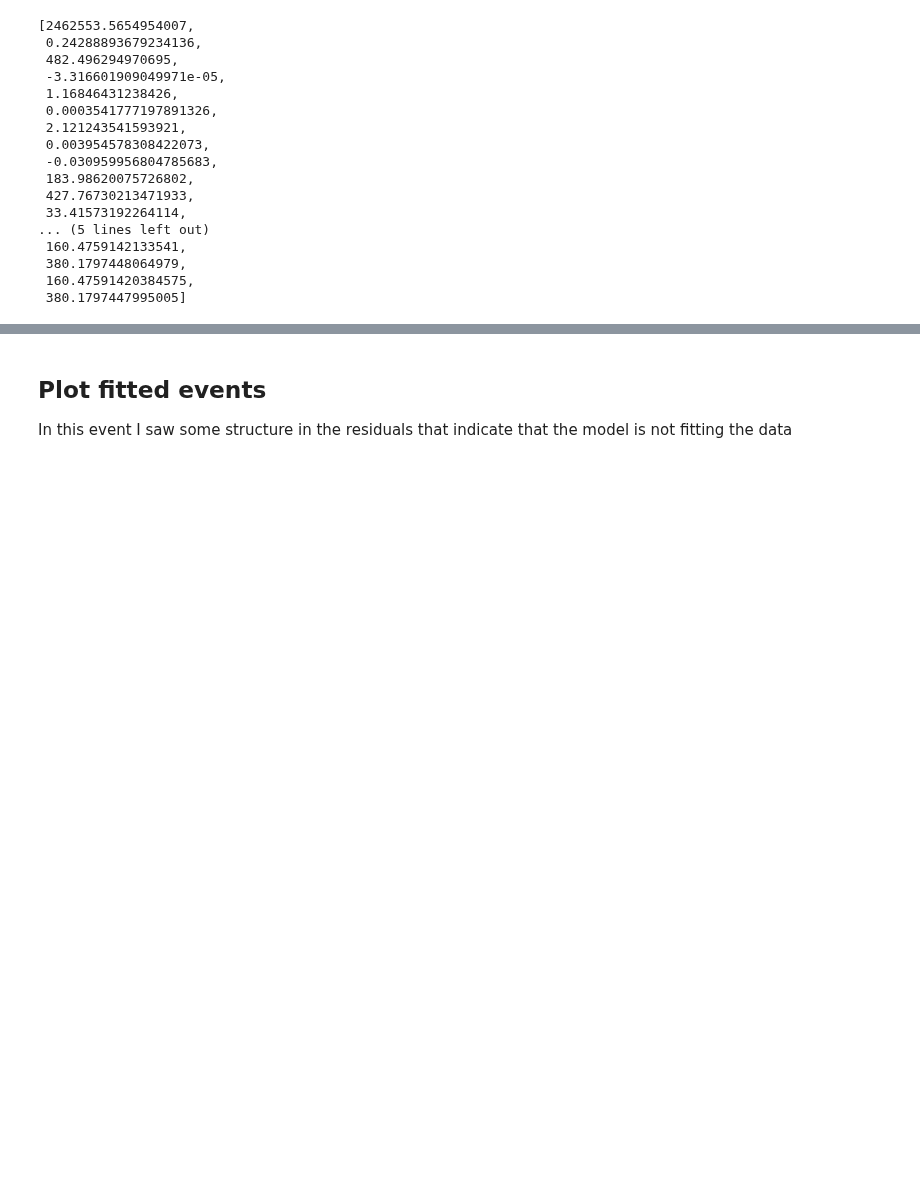
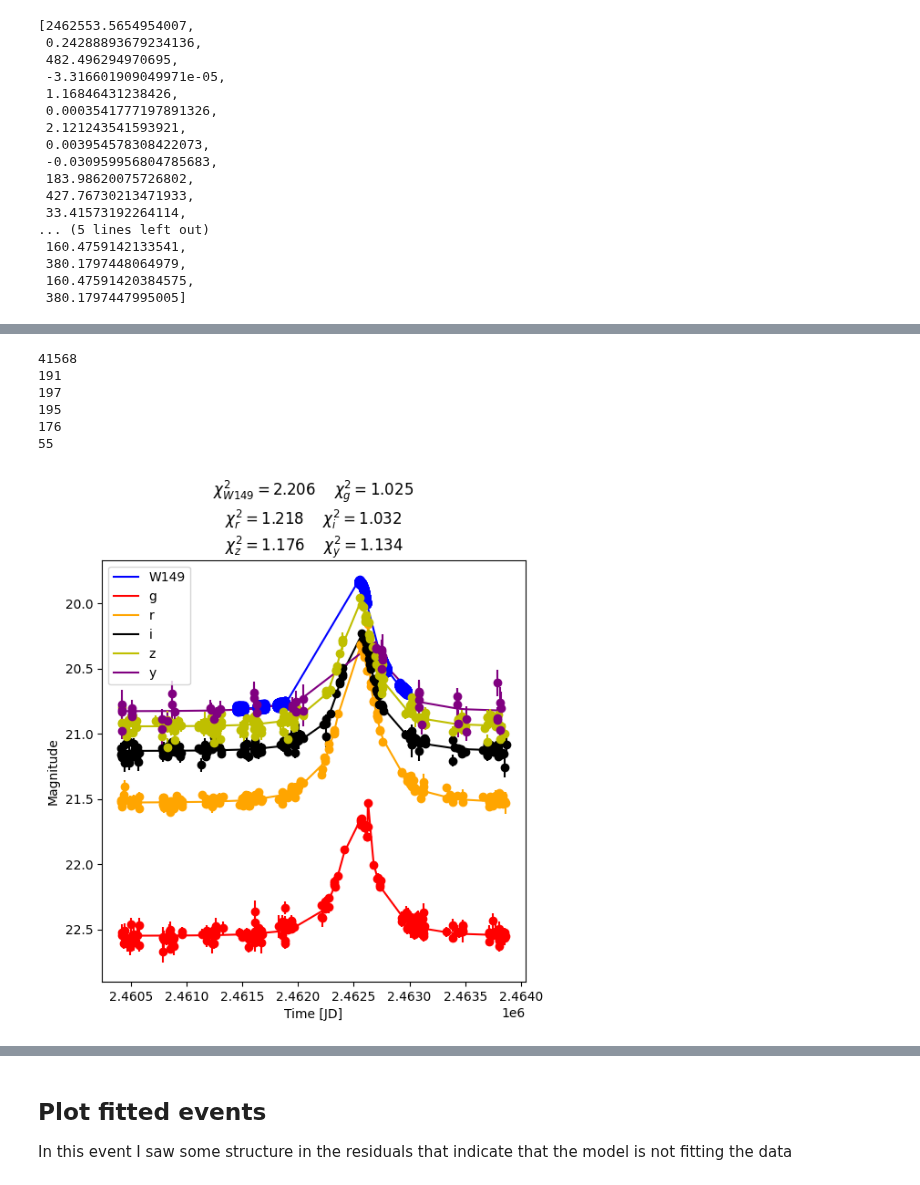
Before and after one commit to anibal-art/roman_rubin, a Jupyter notebook: notebooks/Plot_sim_and_fit.ipynb, the cells around one changed output, grey strips where cells are left out. Drawn from its saved outputs; the diff is of its cells as text; code cells hidden in the pictures; blank space fills up the shorter version.

```diff
--- a/notebooks/Plot_sim_and_fit.ipynb
+++ b/notebooks/Plot_sim_and_fit.ipynb
@@ -371,0 +409,59 @@ y
+# %%
+import matplotlib.pyplot as plt
+
+# Create the figure
+plt.figure(figsize=(6, 6))
+
+# Plot telescope lightcurves
+for telo in pyLIMAmodel_rr.event.telescopes:
+    print(len(telo.lightcurve_magnitude['time']))
+    plt.plot(
+        telo.lightcurve_magnitude['time'],
+        flux_to_mag(ZP[telo.name], telo.lightcurve_flux['flux']) + 27.4 - ZP[telo.name],
+        color=colors[telo.name],
+        ls='-', marker=' ',
+        label=telo.name
+    )
+
+# Plot band data with error bars
+for b in bands:
+    plt.errorbar(
+        bands[b]['time'], bands[b]['mag'], bands[b]['err_mag'],
+        color=colors[b], ls='', marker='o'
+    )
+
+# Define band indices
+index = {'W149': 0, 'g': 1, 'r': 2, 'i': 3, 'z': 4, 'y': 5}
+
+# Calculate chi² for each band and store as formatted strings
+chi2_strings = []
+for b in index:
+    model = flux_to_mag(ZP[b], pyLIMAmodel_rr.event.telescopes[index[b]].lightcurve_flux['flux'])
+    data = bands[b]['mag'] - 27.4 + ZP[b]
+    error = bands[b]['err_mag']
+    chi2 = sum(((model - data) / error) ** 2) / (len(data) - 9 - 2)
+    chi2_strings.append(rf'$\chi^2_{{{b}}} = {chi2:.3f}$')
+
+# Build a multi-line title with two columns per row using newline and spacing
+title = (
+    chi2_strings[0] + r'    ' + chi2_strings[1] + '\n' +
+    chi2_strings[2] + r'    ' + chi2_strings[3] + '\n' +
+    chi2_strings[4] + r'    ' + chi2_strings[5]
+)
+
+# Label the axes, set the title, invert the y-axis, and add a legend
+plt.xlabel('Time [JD]')
+plt.ylabel('Magnitude')
+plt.title(title, fontsize=12)
+plt.gca().invert_yaxis()
+plt.legend(loc='best')
+plt.savefig('chi2_true.png')
+plt.show()
+# %% [output]
+41568
+191
+197
+195
+176
+55
+[figure, added]
```
Also changed, not shown: parts of 15 cells of this notebook, 6 other files.
